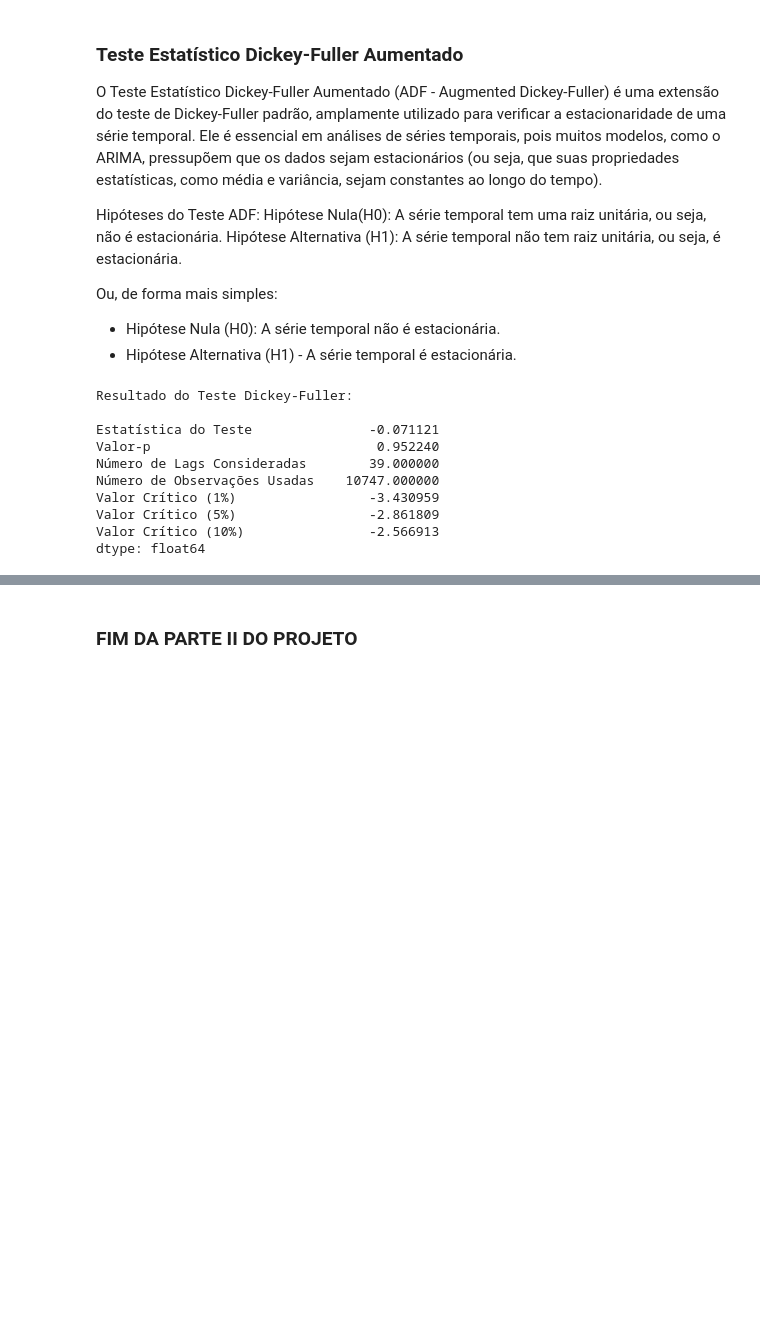
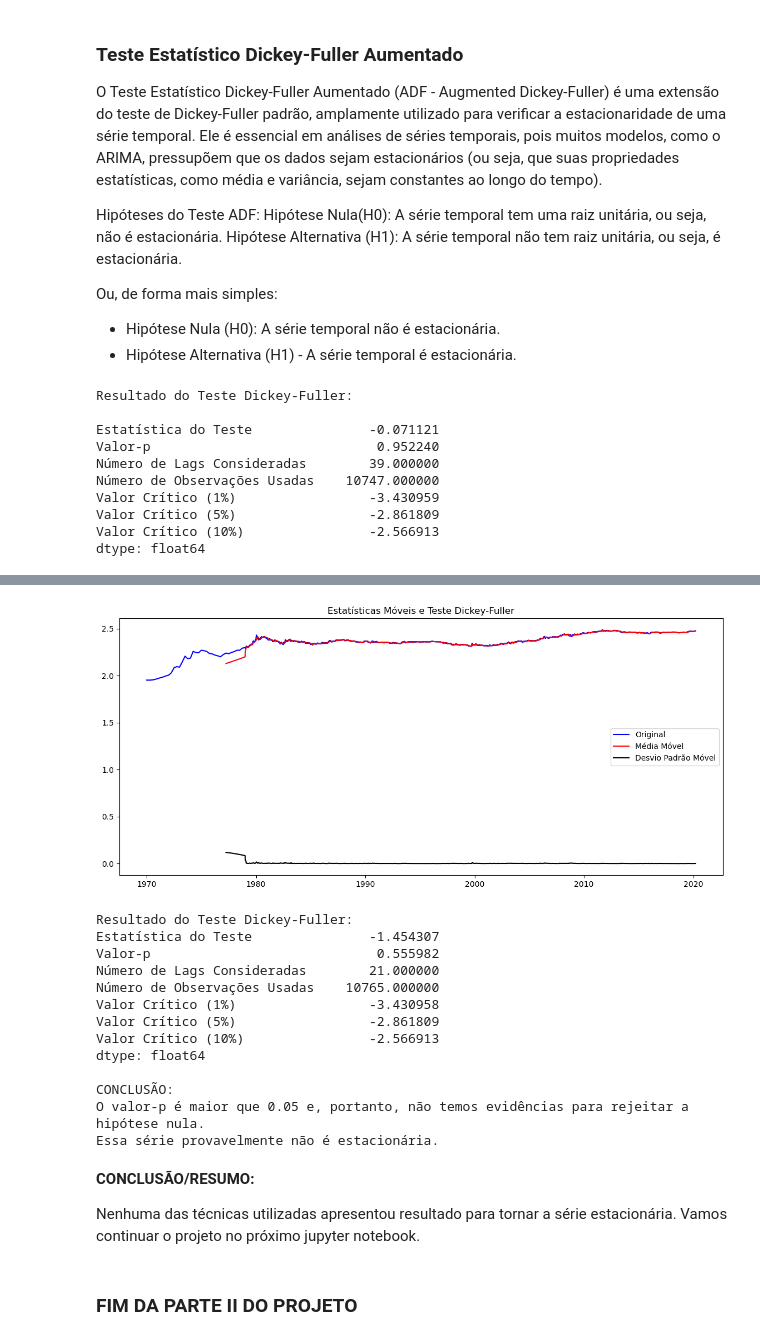
Before and after one commit to dscalexandre/modelagem_series_temporais, a Jupyter notebook: jupyter_notebook_02.ipynb, the cells around one changed output, grey strips where cells are left out. Drawn from its saved outputs; the diff is of its cells as text; code cells hidden in the pictures; blank space fills up the shorter version.

Commit message:
Atualização jupyter 02

```diff
--- a/jupyter_notebook_02.ipynb
+++ b/jupyter_notebook_02.ipynb
@@ -240,2 +387,24 @@ O Valor-p maior que 0.05 e a Estatística do Teste (-0.0711) maior que todos os
+# %%
+testa_estacionaridade(df_serie['Value_box_2'])
+# %% [output]
+[figure, added]
+Resultado do Teste Dickey-Fuller:
+Estatística do Teste               -1.454307
+Valor-p                             0.555982
+Número de Lags Consideradas        21.000000
+Número de Observações Usadas    10765.000000
+Valor Crítico (1%)                 -3.430958
+Valor Crítico (5%)                 -2.861809
+Valor Crítico (10%)                -2.566913
+dtype: float64
+
+CONCLUSÃO:
+O valor-p é maior que 0.05 e, portanto, não temos evidências para rejeitar a hipótese nula.
+Essa série provavelmente não é estacionária.
+# %% [markdown]
+**CONCLUSÃO/RESUMO:**
+
+Nenhuma das técnicas utilizadas apresentou resultado para tornar a série estacionária.
+Vamos continuar o projeto no próximo jupyter notebook.
 # %% [markdown]
 ### FIM DA PARTE II DO PROJETO
```
Also changed, not shown: parts of 19 cells of this notebook.
